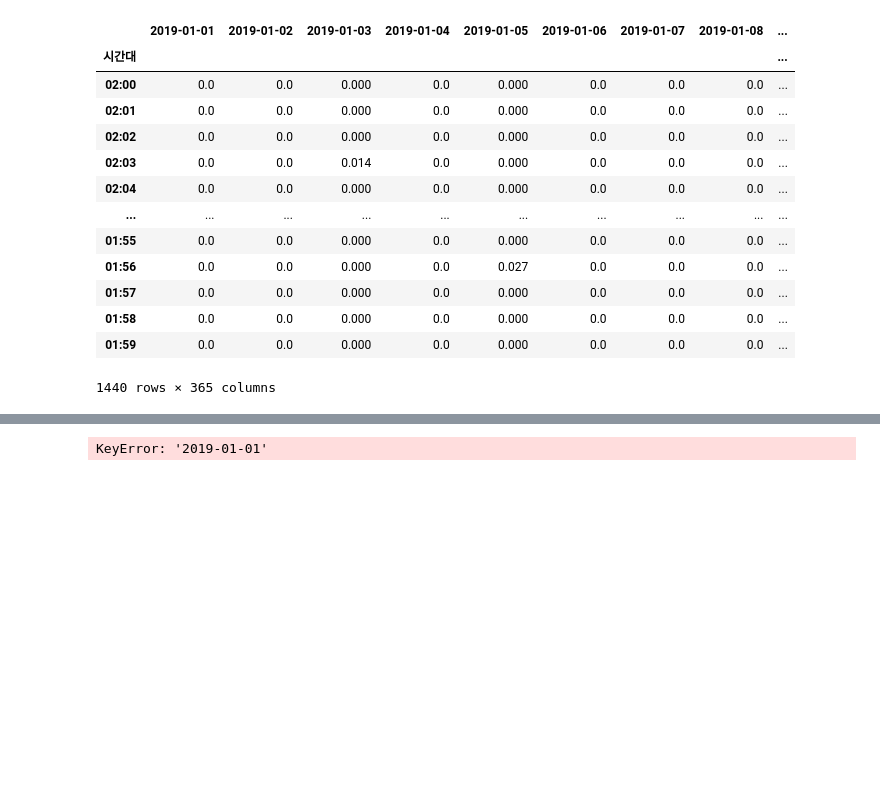
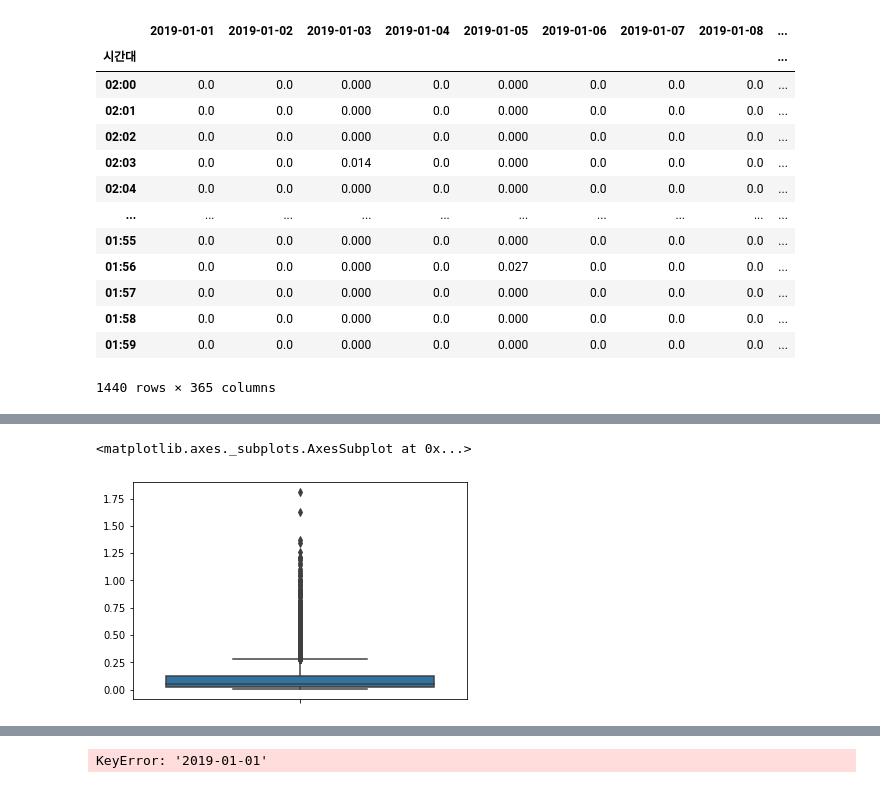
Before and after one commit to devsosin/big_contest, a Jupyter notebook: test.ipynb, the cells around one changed output, grey strips where cells are left out. Saved outputs shown, nothing was run; the diff lists cells and outputs as text; code cells hidden in the pictures; blank space fills up the shorter version.

```diff
--- a/test.ipynb
+++ b/test.ipynb
@@ -279,0 +441,5 @@ watch_df.T
+# %%
+sns.boxplot(pd.DataFrame(list(filter(lambda i : False if i == 0 else i, np.asarray(pd.read_json('final_watch.json').set_index('index')).reshape(1,-1)[0]))), orient='v')
+# %% [output]
+<matplotlib.axes._subplots.AxesSubplot at 0x...>
+[figure, added]
```
Also changed, not shown: parts of 67 cells of this notebook, 9 other files.
